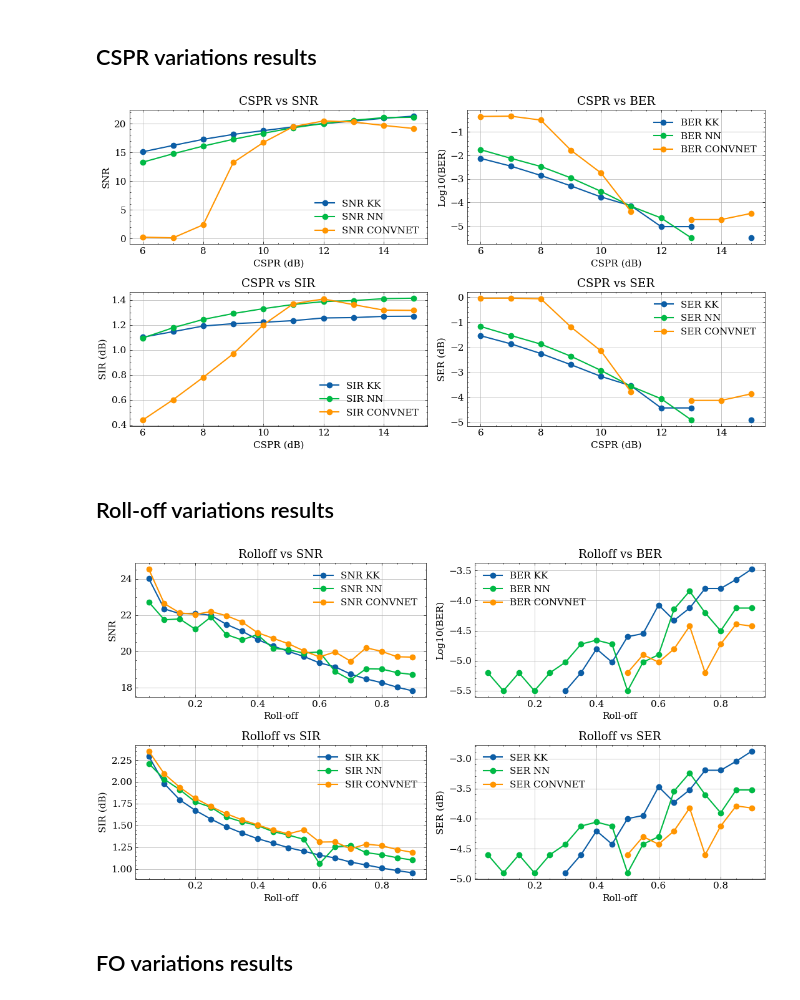
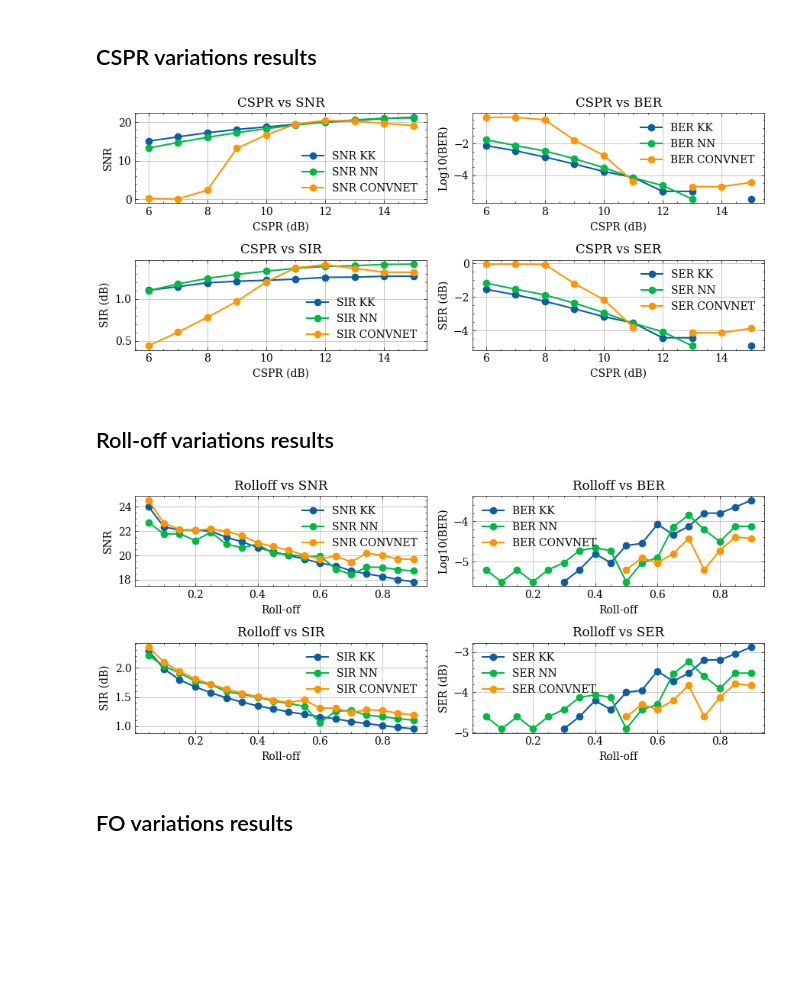
Before and after one commit to silasabs/PIVIC-PIBIC-Comunicacoes-Opticas, a Jupyter notebook: jupyter notebooks/Results_PhaseRetrieval.ipynb, the cells around one changed output. Drawn from its saved outputs; the diff is of its cells as text; code cells hidden in the pictures; blank space fills up the shorter version.

Commit message:
Update images

```diff
--- a/jupyter notebooks/Results_PhaseRetrieval.ipynb
+++ b/jupyter notebooks/Results_PhaseRetrieval.ipynb
@@ -10,7 +10,7 @@ import seaborn as sns
 
 import numpy as np
 # %%
-plt.rcParams['font.size'] = 11
+plt.rcParams['font.size'] = 10
 plt.rcParams['lines.linewidth'] = 1.5
 plt.rcParams['text.usetex'] = False
 
@@ -32,7 +32,7 @@ CSPR_SNR = loadArray(r'C:\Users\Silas\Documents\PIVIC-Comunicacoes-Opticas\resul
 CSPR_SER = loadArray(r'C:\Users\Silas\Documents\PIVIC-Comunicacoes-Opticas\resultados\Data\Pibic\CSPR_SER_SpS_4_128_Sample.npy')
 
 labels = ['KK', 'NN', 'CONVNET']
-fig, ax = plt.subplots(2, 2, figsize=(11,6))
+fig, ax = plt.subplots(2, 2, figsize=(9,4))
 
 for index in range(0, 3):
     # Plot SNR
@@ -42,34 +42,34 @@ for index in range(0, 3):
     ax[0,0].title.set_text('CSPR vs SNR')
     ax[0,0].legend()
     ax[0,0].grid()
     # Plot BER
     ax[0,1].plot(loPower, np.log10(CSPR_BER[index,:]),'-o', label='BER '+labels[index])
     ax[0,1].set_xlabel('CSPR (dB)')
     ax[0,1].set_ylabel('Log10(BER)')
     ax[0,1].title.set_text('CSPR vs BER')
     ax[0,1].legend()
     ax[0,1].grid()
     # Plot SIR
     ax[1,0].plot(loPower, np.log10(CSPR_SIR[index,:]),'-o', label='SIR '+labels[index])
     ax[1,0].set_xlabel('CSPR (dB)')
     ax[1,0].set_ylabel('SIR (dB)')
     ax[1,0].title.set_text('CSPR vs SIR')
     ax[1,0].legend()
     ax[1,0].grid()
     # Plot SER
     ax[1,1].plot(loPower, np.log10(CSPR_SER[index,:]),'-o', label='SER '+labels[index])
     ax[1,1].set_xlabel('CSPR (dB)')
     ax[1,1].set_ylabel('SER (dB)')
     ax[1,1].title.set_text('CSPR vs SER')
     ax[1,1].legend()
     ax[1,1].grid()
 
     plt.tight_layout()
 
 if savePlots:
     plt.savefig(figurePath+'\CSPR_Results.png', dpi=600)
 # %% [output]
-[figure, old version]
+[figure, new version]
 # %% [markdown]
 ## Roll-off variations results
 # %%
@@ -82,7 +82,7 @@ Rolloff_SNR = loadArray(r'C:\Users\Silas\Documents\PIVIC-Comunicacoes-Opticas\re
 Rolloff_SER = loadArray(r'C:\Users\Silas\Documents\PIVIC-Comunicacoes-Opticas\resultados\Data\Pibic\Rolloff_SER_SpS_4_128_Sample.npy')
 
 labels = ['KK', 'NN', 'CONVNET']
-fig, ax = plt.subplots(2, 2, figsize=(11,6))
+fig, ax = plt.subplots(2, 2, figsize=(9,4))
 
 for index in range(0, 3):
     # Plot SNR
@@ -120,7 +120,7 @@ for index in range(0, 3):
 if savePlots:
     plt.savefig(figurePath+'\Rolloff_Results.png', dpi=600)
 # %% [output]
-[figure, old version]
+[figure, new version]
 # %% [markdown]
 ## FO variations results
 # %%
```
Also changed, not shown: parts of 1 cell of this notebook, 3 other files.
